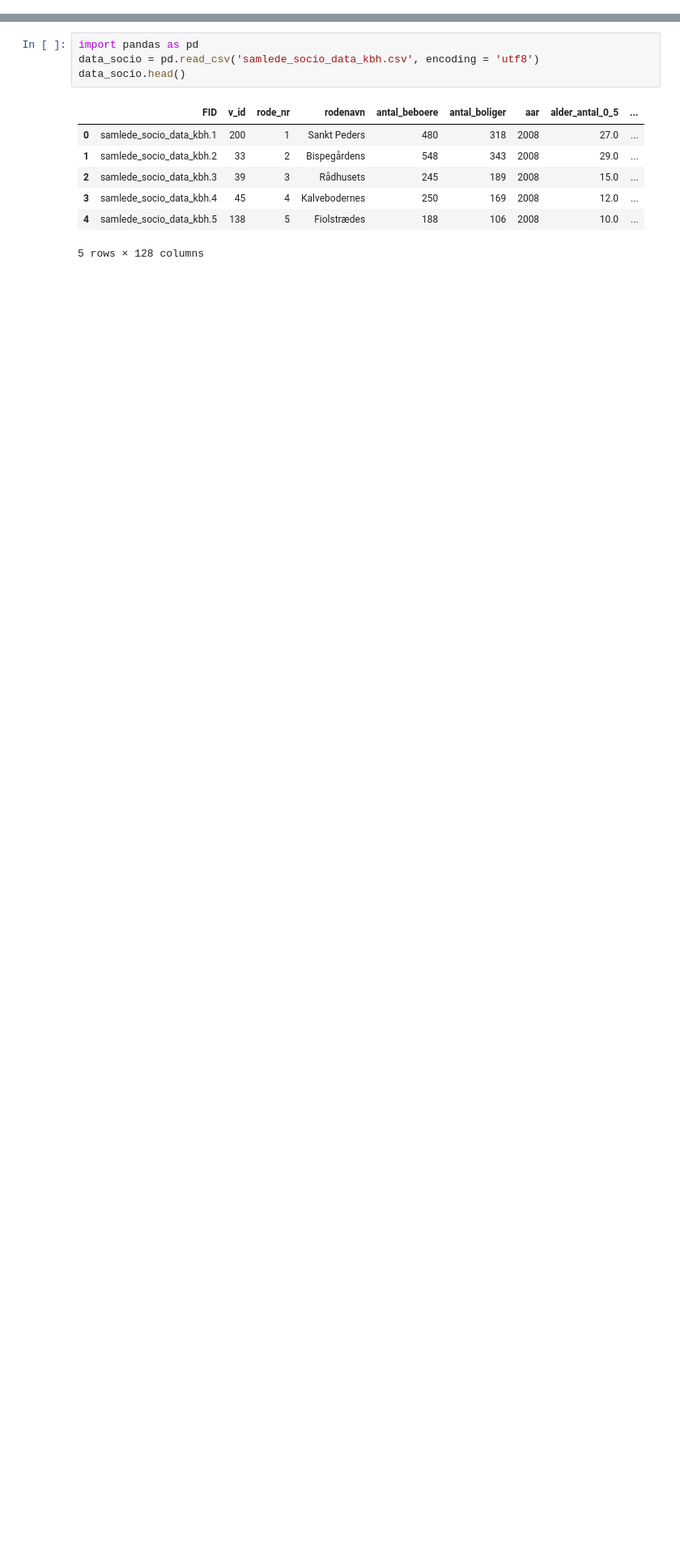
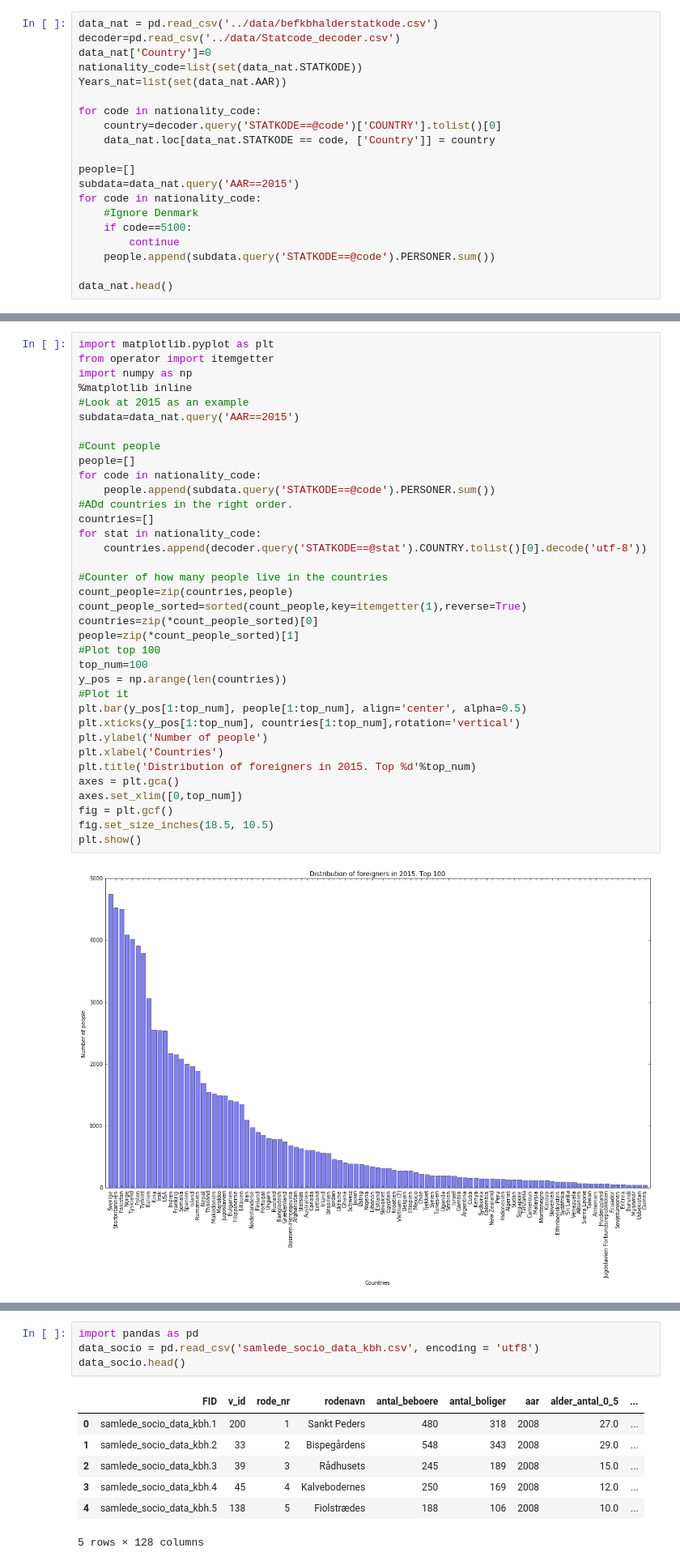
Before and after one commit to aripalli/CPH-data-analysis, a Jupyter notebook: ipython-notebooks/Our project.ipynb, the cells around one changed output, grey strips where cells are left out. Shown at 81% size. Saved outputs shown, nothing was run; the diff lists cells and outputs as text; blank space fills up the shorter version.

Commit message:
Pushing for the benefit of the people

```diff
--- a/ipython-notebooks/Our project.ipynb
+++ b/ipython-notebooks/Our project.ipynb
@@ -56,0 +64,20 @@ We wanted also to change the numerical value of districts and nations to their n
+# %%
+data_nat = pd.read_csv('../data/befkbhalderstatkode.csv')
+decoder=pd.read_csv('../data/Statcode_decoder.csv')
+data_nat['Country']=0
+nationality_code=list(set(data_nat.STATKODE))
+Years_nat=list(set(data_nat.AAR))
+
+for code in nationality_code:
+    country=decoder.query('STATKODE==@code')['COUNTRY'].tolist()[0]
+    data_nat.loc[data_nat.STATKODE == code, ['Country']] = country
+
+people=[]
+subdata=data_nat.query('AAR==2015')
+for code in nationality_code:
+    #Ignore Denmark
+    if code==5100:
+        continue
+    people.append(subdata.query('STATKODE==@code').PERSONER.sum())
+
+data_nat.head()
@@ -56,0 +91,38 @@ We wanted also to change the numerical value of districts and nations to their n
+# %%
+import matplotlib.pyplot as plt
+from operator import itemgetter
+import numpy as np
+%matplotlib inline
+#Look at 2015 as an example
+subdata=data_nat.query('AAR==2015')
+
+#Count people
+people=[]
+for code in nationality_code:
+    people.append(subdata.query('STATKODE==@code').PERSONER.sum())
+#ADd countries in the right order.
+countries=[]
+for stat in nationality_code:
+    countries.append(decoder.query('STATKODE==@stat').COUNTRY.tolist()[0].decode('utf-8'))
+
+#Counter of how many people live in the countries
+count_people=zip(countries,people)
+count_people_sorted=sorted(count_people,key=itemgetter(1),reverse=True)
+countries=zip(*count_people_sorted)[0]
+people=zip(*count_people_sorted)[1]
+#Plot top 100
+top_num=100
+y_pos = np.arange(len(countries))
+#Plot it
+plt.bar(y_pos[1:top_num], people[1:top_num], align='center', alpha=0.5)
+plt.xticks(y_pos[1:top_num], countries[1:top_num],rotation='vertical')
+plt.ylabel('Number of people')
+plt.xlabel('Countries')
+plt.title('Distribution of foreigners in 2015. Top %d'%top_num)
+axes = plt.gca()
+axes.set_xlim([0,top_num])
+fig = plt.gcf()
+fig.set_size_inches(18.5, 10.5)
+plt.show()
+# %% [output]
+[figure, added]
```
Also changed, not shown: parts of 7 cells of this notebook, 6 other files.
